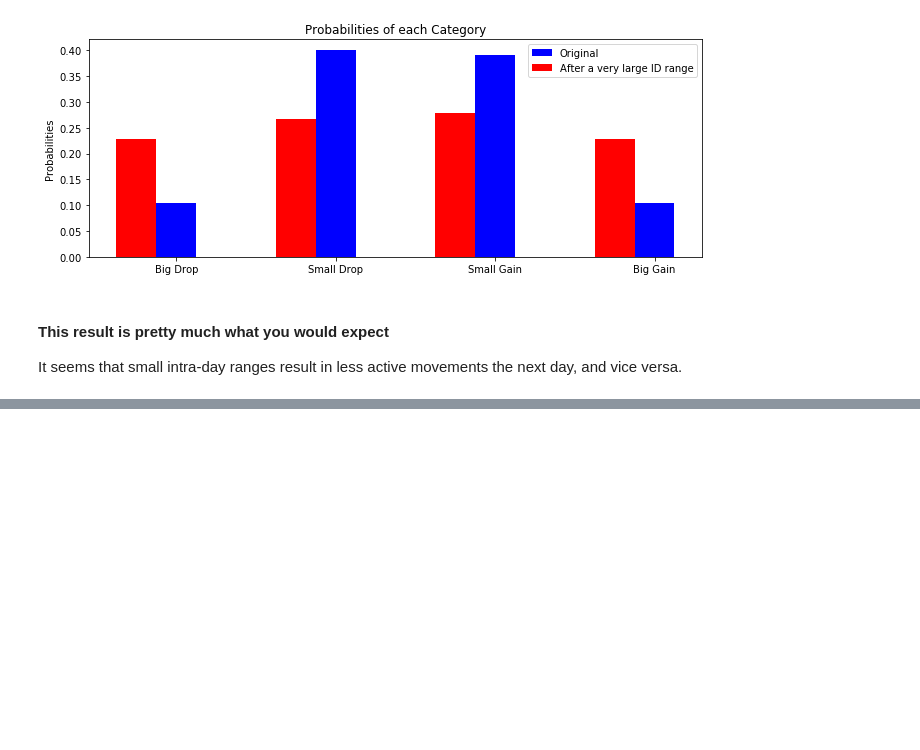
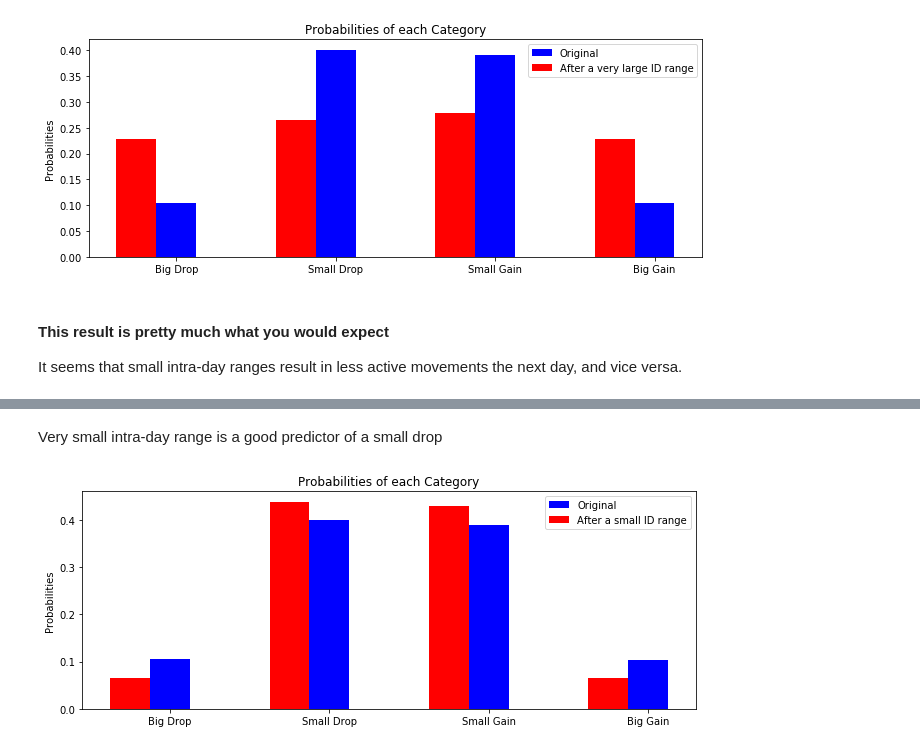
Before and after one commit to arnokha/stock_play, a Jupyter notebook: 11_Using_Intraday_Range_to_predict_movements.ipynb, the cells around one changed output, grey strips where cells are left out. Saved outputs shown, nothing was run; the diff lists cells and outputs as text; code cells hidden in the pictures; blank space fills up the shorter version.

```diff
--- a/11_Using_Intraday_Range_to_predict_movements.ipynb
+++ b/11_Using_Intraday_Range_to_predict_movements.ipynb
@@ -454,0 +526,6 @@ It seems that small intra-day ranges result in less active movements the next da
+# %% [markdown]
+Very small intra-day range is a good predictor of a small drop
+# %%
+plot_probability_bar_graph_ranges('s', all_range_category_counts[1], all_two_day_trends)
+# %% [output]
+[figure, added]
```
Also changed, not shown: parts of 16 cells of this notebook, 6 other files.
